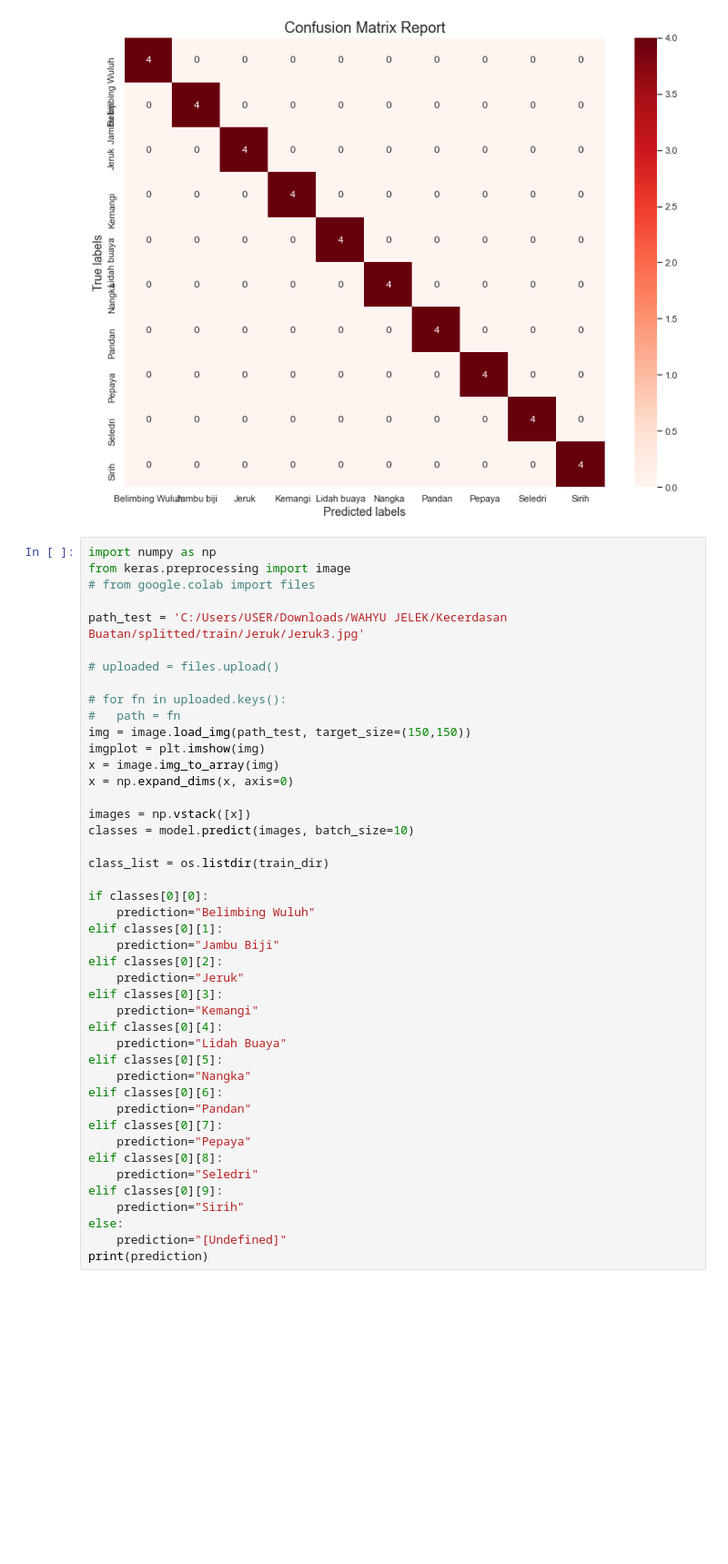
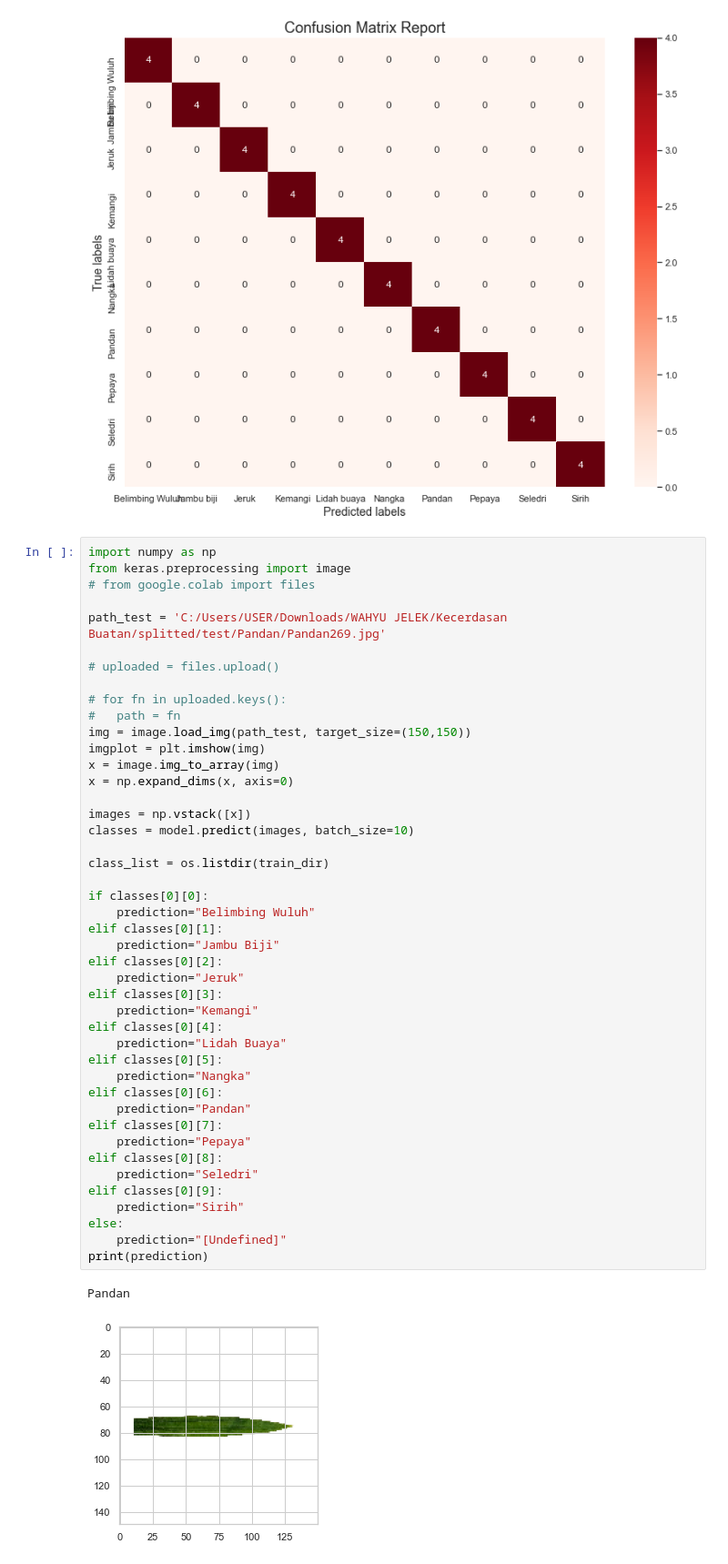
Before and after one commit to wahyubudii/CNN-VGG16-Herbal-Leaf-Classification, a Jupyter notebook: Aug_CNN Classification with VGG-16 .ipynb, the cells around one changed output. Shown at 91% size. Saved outputs shown, nothing was run; the diff lists cells and outputs as text; blank space fills up the shorter version.

```diff
--- a/Aug_CNN Classification with VGG-16 .ipynb
+++ b/Aug_CNN Classification with VGG-16 .ipynb
@@ -401,7 +401,7 @@ import numpy as np
 from keras.preprocessing import image
 # from google.colab import files
 
-path_test = 'C:/Users/USER/Downloads/WAHYU JELEK/Kecerdasan Buatan/splitted/train/Jeruk/Jeruk3.jpg'
+path_test = 'C:/Users/USER/Downloads/WAHYU JELEK/Kecerdasan Buatan/splitted/test/Pandan/Pandan269.jpg'
 
 # uploaded = files.upload()
 
@@ -413,30 +413,33 @@ x = image.img_to_array(img)
 x = np.expand_dims(x, axis=0)
 
 images = np.vstack([x])
 classes = model.predict(images, batch_size=10)
 
 class_list = os.listdir(train_dir)
 
 if classes[0][0]:
     prediction="Belimbing Wuluh"
 elif classes[0][1]:
     prediction="Jambu Biji"
 elif classes[0][2]:
     prediction="Jeruk"
 elif classes[0][3]:
     prediction="Kemangi"
 elif classes[0][4]:
     prediction="Lidah Buaya"
 elif classes[0][5]:
     prediction="Nangka"
 elif classes[0][6]:
     prediction="Pandan"
 elif classes[0][7]:
     prediction="Pepaya"
 elif classes[0][8]:
     prediction="Seledri"
 elif classes[0][9]:
     prediction="Sirih"
 else:
     prediction="[Undefined]"
 print(prediction)
+# %% [output]
+Pandan
+[figure, added]
```
